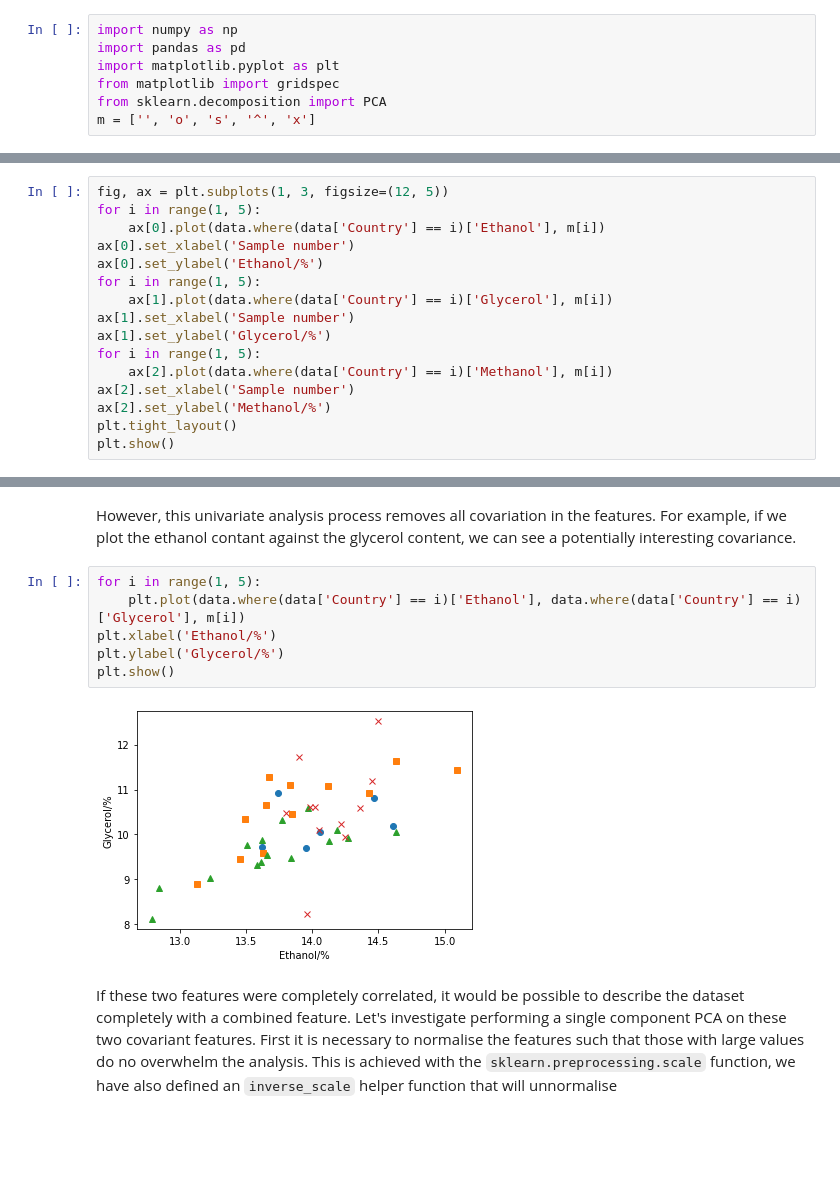
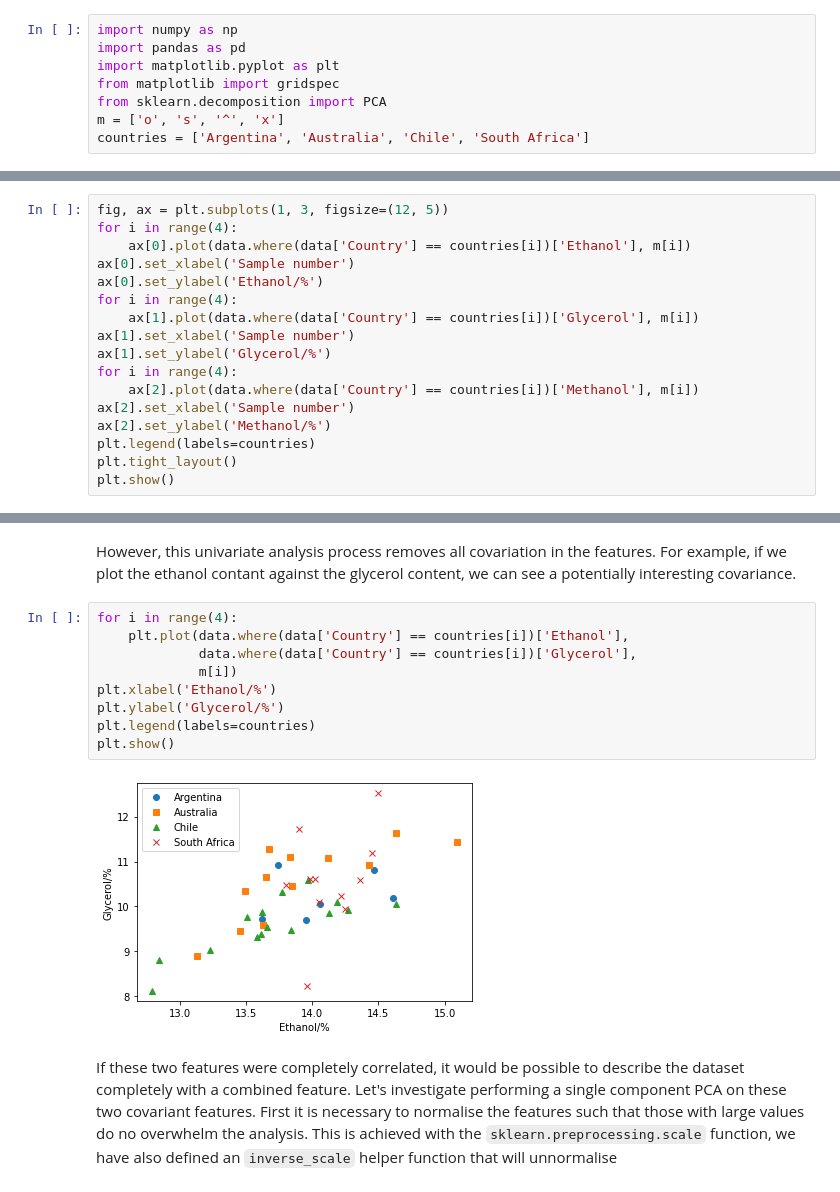
Before and after one commit to arm61/trad_ml_methods, a Jupyter notebook: wine_pca.ipynb, the cells around one changed output, grey strips where cells are left out. Drawn from its saved outputs; the diff is of its cells as text; blank space fills up the shorter version.

```diff
--- a/wine_pca.ipynb
+++ b/wine_pca.ipynb
@@ -4,7 +4,8 @@ import pandas as pd
 import matplotlib.pyplot as plt
 from matplotlib import gridspec
 from sklearn.decomposition import PCA
-m = ['', 'o', 's', '^', 'x']
+m = ['o', 's', '^', 'x']
+countries = ['Argentina', 'Australia', 'Chile', 'South Africa']
 # %% [markdown]
 # PCA in Action
 
@@ -35,18 +36,19 @@ Below, we show how the ethanol, glycerol, and methanol content varies as a funct
 However, there is no real trends present in the data.
 # %%
 fig, ax = plt.subplots(1, 3, figsize=(12, 5))
-for i in range(1, 5):
-    ax[0].plot(data.where(data['Country'] == i)['Ethanol'], m[i])
+for i in range(4):
+    ax[0].plot(data.where(data['Country'] == countries[i])['Ethanol'], m[i])
 ax[0].set_xlabel('Sample number')
 ax[0].set_ylabel('Ethanol/%')
-for i in range(1, 5):
-    ax[1].plot(data.where(data['Country'] == i)['Glycerol'], m[i])
+for i in range(4):
+    ax[1].plot(data.where(data['Country'] == countries[i])['Glycerol'], m[i])
 ax[1].set_xlabel('Sample number')
 ax[1].set_ylabel('Glycerol/%')
-for i in range(1, 5):
-    ax[2].plot(data.where(data['Country'] == i)['Methanol'], m[i])
+for i in range(4):
+    ax[2].plot(data.where(data['Country'] == countries[i])['Methanol'], m[i])
 ax[2].set_xlabel('Sample number')
 ax[2].set_ylabel('Methanol/%')
+plt.legend(labels=countries)
 plt.tight_layout()
 plt.show()
 # %% [output]
@@ -55,13 +57,16 @@ plt.show()
 However, this univariate analysis process removes all covariation in the features.
 For example, if we plot the ethanol contant against the glycerol content, we can see a potentially interesting covariance.
 # %%
-for i in range(1, 5):
-    plt.plot(data.where(data['Country'] == i)['Ethanol'], data.where(data['Country'] == i)['Glycerol'], m[i])
+for i in range(4):
+    plt.plot(data.where(data['Country'] == countries[i])['Ethanol'],
+             data.where(data['Country'] == countries[i])['Glycerol'],
+             m[i])
 plt.xlabel('Ethanol/%')
 plt.ylabel('Glycerol/%')
+plt.legend(labels=countries)
 plt.show()
 # %% [output]
-[figure, old version]
+[figure, new version]
 # %% [markdown]
 If these two features were completely correlated, it would be possible to describe the dataset completely with a combined feature.
 Let's investigate performing a single component PCA on these two covariant features.
```
Also changed, not shown: parts of 11 cells of this notebook, 2 other files.
